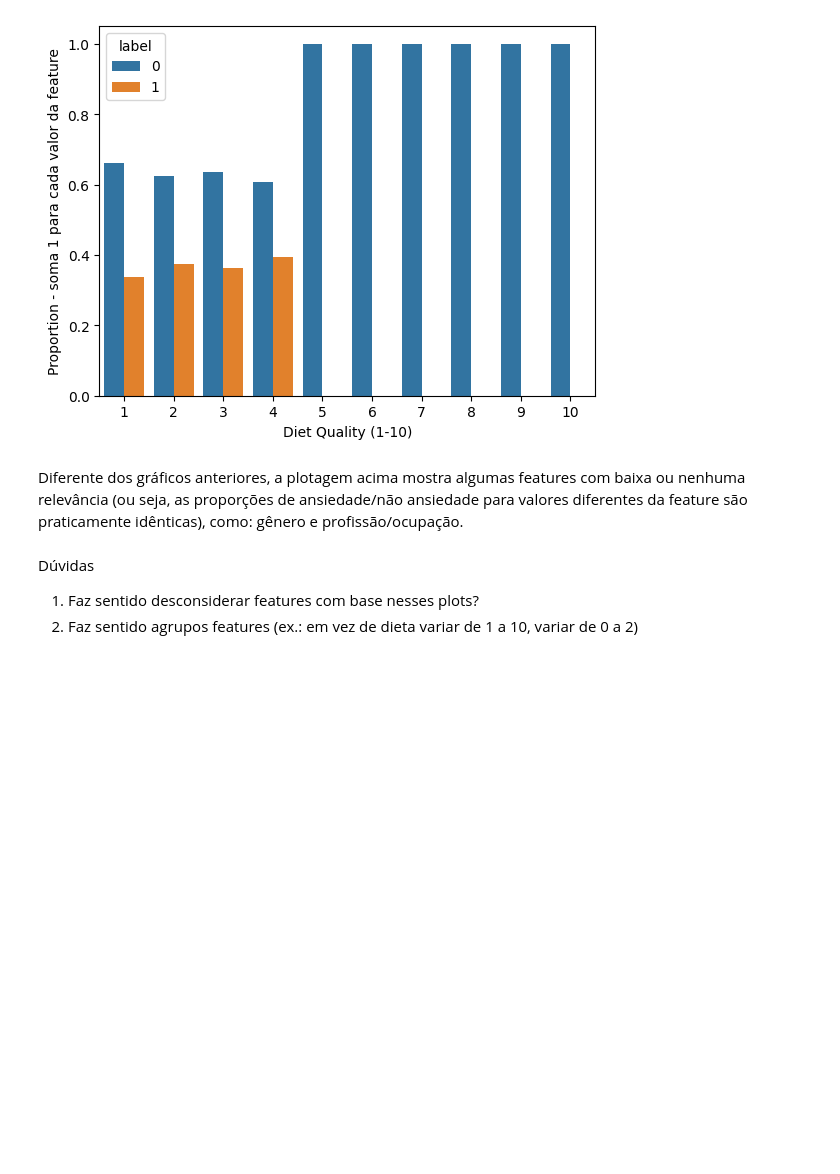
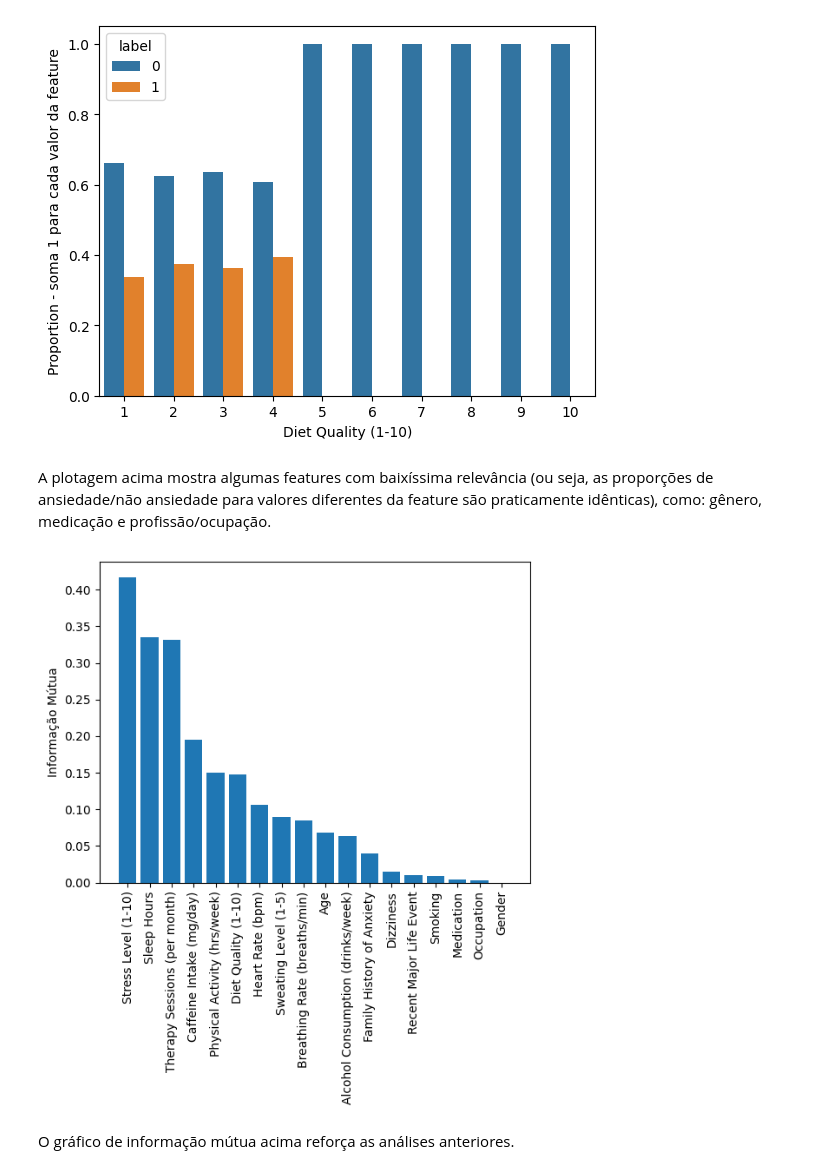
Before and after one commit to joaoloss/social-anxiety-analysis, a Jupyter notebook: src.ipynb, the cells around one changed output. Drawn from its saved outputs; the diff is of its cells as text; code cells hidden in the pictures; blank space fills up the shorter version.

```diff
--- a/src.ipynb
+++ b/src.ipynb
@@ -223,9 +235,29 @@ for col in df.columns:
 [figure]
 [figure]
 # %% [markdown]
-Diferente dos gráficos anteriores, a plotagem acima mostra algumas features com baixa ou nenhuma relevância (ou seja, as proporções de ansiedade/não ansiedade para valores diferentes da feature são praticamente idênticas), como: gênero e profissão/ocupação.
+A plotagem acima mostra algumas features com baixíssima relevância (ou seja, as proporções de ansiedade/não ansiedade para valores diferentes da feature são praticamente idênticas), como: gênero, medicação e profissão/ocupação.
-# %% [markdown]
-Dúvidas
-
-1. Faz sentido desconsiderar features com base nesses plots?
-2. Faz sentido agrupos features (ex.: em vez de dieta variar de 1 a 10, variar de 0 a 2)
+# %%
+# Faz o encoding das colunas categóricas para o cálculo da informação mútua
+
+non_numeric_columns = df.select_dtypes(include=['object', 'str']).columns
+encoder = OrdinalEncoder()
+df_encoded = df.copy()
+df_encoded[non_numeric_columns] = encoder.fit_transform(df[non_numeric_columns])
+
+X = np.array(df_encoded.drop('label', axis=1))
+y = np.array(df_encoded['label'])
+
+discrete_mask = [] # Máscara para indicar quais colunas são discretas
+for col in df.drop('label', axis=1).columns:
+    discrete_mask.append(col not in not_specified_range_columns)
+
+mi = mutual_info_classif(X, y, discrete_features=discrete_mask)
+order = np.argsort(mi)[::-1]
+
+plt.bar(df_encoded.drop('label', axis=1).columns[order], mi[order])
+plt.ylabel('Informação Mútua')
+plt.xticks(rotation=90);
+# %% [output]
+[figure, added]
+# %% [markdown]
+O gráfico de informação mútua acima reforça as análises anteriores.
```
Also changed, not shown: parts of 41 cells of this notebook, 12 other files.
